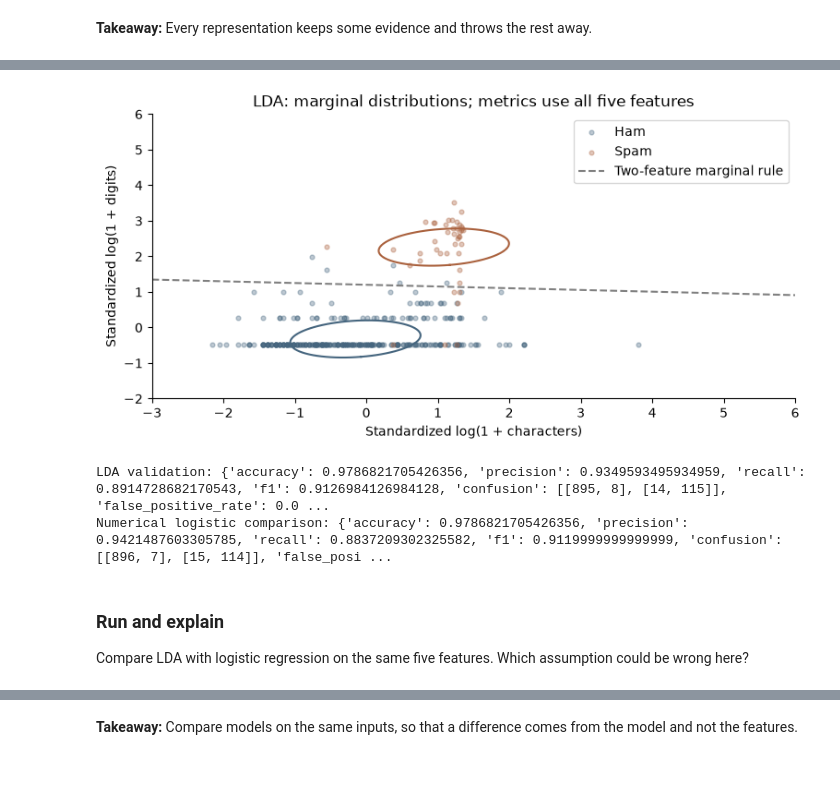
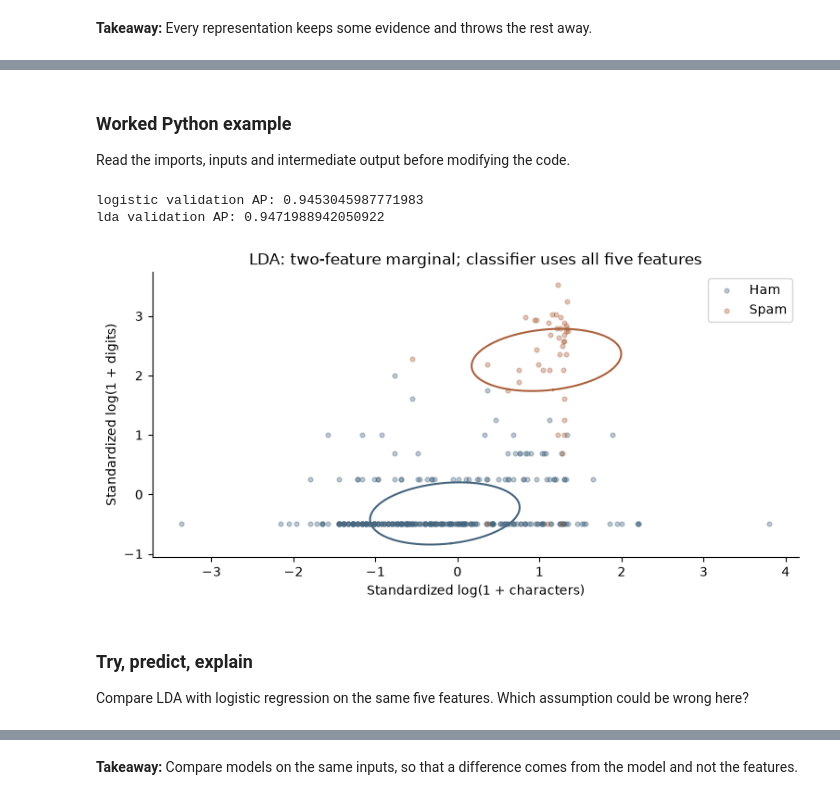
Before and after one commit to yulequan/STAT3612, a Jupyter notebook: src/tutorials/tutorial05/tutorial05.ipynb, the cells around one changed output, grey strips where cells are left out. Saved outputs shown, nothing was run; the diff lists cells and outputs as text; code cells hidden in the pictures; blank space fills up the shorter version.

```diff
--- a/src/tutorials/tutorial05/tutorial05.ipynb
+++ b/src/tutorials/tutorial05/tutorial05.ipynb
@@ -501,12 +998,0 @@ $$z=b+\sum_j w_jx_j,\qquad p=\sigma(z)=\frac{1}{1+e^{-z}}$$
-# %%
-count_run = lab.fit({"representation": "count", "C": 1})
-tfidf_run = lab.fit({"representation": "tfidf", "C": 1})
-explanation = lab.explain({"id": count_run["id"], "text": "Congratulations! Claim your free prize now!"})
-items = explanation["contributions"][:14]
-plt.barh([item["name"] for item in items], [item["value"] for item in items], color=[SPAM if item["value"] > 0 else HAM for item in items])
-plt.axvline(0, color="grey", linewidth=1)
-plt.xlabel("Message-specific contribution to linear score")
-plt.title("Largest contributions; total uses all features and intercept")
-plt.tight_layout()
-plt.show()
-print("Intercept / score / probability:", explanation["bias"], explanation["score"], explanation["probability"])
@@ -557,16 +998,0 @@ $$\min_{\mathbf w,b}\ \sum_i \ell(y_i,p_i)+\lambda\|\mathbf w\|_2^2,\qquad C\app
-# %%
-sweep = lab.regularization({"representation": "count"})
-Cs = [row["C"] for row in sweep["rows"]]
-fig, axes = plt.subplots(1, 3, figsize=(15, 4))
-for split, color in [("train", HAM), ("validation", SPAM)]:
-    axes[0].semilogx(Cs, [row[split]["average_precision"] for row in sweep["rows"]], "o-", label=split, color=color)
-axes[0].set(xlabel="C (smaller = stronger penalty)", ylabel="Average precision", ylim=(0, 1))
-axes[0].legend()
-axes[1].semilogx(Cs, sweep["weights"], "o-", color=HAM)
-axes[1].set(xlabel="C", ylabel="L2 coefficient norm")
-for path in sweep["paths"]:
-    axes[2].semilogx(Cs, path["weights"], "o-", label=path["word"])
-axes[2].set(xlabel="C", ylabel="Word weight", title="Largest weights at C = 10")
-axes[2].legend(fontsize=8)
-plt.tight_layout()
-plt.show()
@@ -579,7 +998,0 @@ Which C gives the best validation AP? Did larger weights help?
-# %%
-for C in [.001, .01, .1, 1, 10]:
-    model = build_model(C=C)
-    model.fit(X_train, y_train)
-    p = model.predict_proba(X_val)[:, 1]
-    norm = np.linalg.norm(model.named_steps["classifier"].coef_)
-    print(f"C={C:g}, weight norm={norm:.3f}, validation AP={metrics(y_val, p)["average_precision"]:.3f}")
@@ -703,26 +1026,41 @@ $$\log\frac{P(\text{spam}\mid\mathbf x)}{P(\text{ham}\mid\mathbf x)}=(\boldsymbo
+# %% [markdown]
+### Worked Python example
+
+Read the imports, inputs and intermediate output before modifying the code.
+# %%
+from sklearn.discriminant_analysis import LinearDiscriminantAnalysis
+from sklearn.linear_model import LogisticRegression
+from sklearn.pipeline import Pipeline
+from sklearn.preprocessing import FunctionTransformer, StandardScaler
+from experiment import numerical_features
+
+for classifier in [LogisticRegression(solver="liblinear", max_iter=1000, random_state=3612), LinearDiscriminantAnalysis(solver="lsqr", shrinkage="auto")]:
+    model = Pipeline([
+        ("features", FunctionTransformer(numerical_features)),
+        ("log", FunctionTransformer(np.log1p)),
+        ("scale", StandardScaler()),
+        ("classifier", classifier)
+    ])
+    model.fit(X_train, y_train)
+    name = "lda" if isinstance(classifier, LinearDiscriminantAnalysis) else "logistic"
+    print(name, "validation AP:", metrics(y_val, model.predict_proba(X_val)[:, 1])["average_precision"])
+# %% [output]
+logistic validation AP: 0.9453045987771983
+lda validation AP: 0.9471988942050922
 # %%
 lda_result = lab.lda({})
 fig, ax = plt.subplots()
 for label, color in [(0, HAM), (1, SPAM)]:
     points = np.asarray([[p["x"], p["y"]] for p in lda_result["points"] if p["label"] == label])
     ax.scatter(points[:, 0], points[:, 1], s=12, alpha=.35, color=color, label="Ham" if label == 0 else "Spam")
     ellipse = np.asarray(lda_result["ellipses"][label])
     ax.plot(ellipse[:, 0], ellipse[:, 1], color=color)
-wx, wy = lda_result["boundary"]["w"]
-b = lda_result["boundary"]["b"]
-x = np.linspace(-3, 6, 50)
-if abs(wy) > 1e-9:
-    ax.plot(x, -(wx * x + b) / wy, "--", color="grey", label="Two-feature marginal rule")
-ax.set(xlabel="Standardized log(1 + characters)", ylabel="Standardized log(1 + digits)", xlim=(-3, 6), ylim=(-2, 6), title="LDA: marginal distributions; metrics use all five features")
+ax.set(xlabel="Standardized log(1 + characters)", ylabel="Standardized log(1 + digits)", title="LDA: two-feature marginal; classifier uses all five features")
 ax.legend()
 plt.show()
-print("LDA validation:", lda_result["run"]["validation"])
-print("Numerical logistic comparison:", numeric_run["validation"])
 # %% [output]
-[figure, old version]
+[figure, new version]
-LDA validation: {'accuracy': 0.9786821705426356, 'precision': 0.9349593495934959, 'recall': 0.8914728682170543, 'f1': 0.9126984126984128, 'confusion': [[895, 8], [14, 115]], 'false_positive_rate': 0.0 ...
-Numerical logistic comparison: {'accuracy': 0.9786821705426356, 'precision': 0.9421487603305785, 'recall': 0.8837209302325582, 'f1': 0.9119999999999999, 'confusion': [[896, 7], [15, 114]], 'false_posi ...
 # %% [markdown]
-### Run and explain
+### Try, predict, explain
 
 Compare LDA with logistic regression on the same five features. Which assumption could be wrong here?
```
Also changed, not shown: parts of 212 cells of this notebook, 18 other files.
